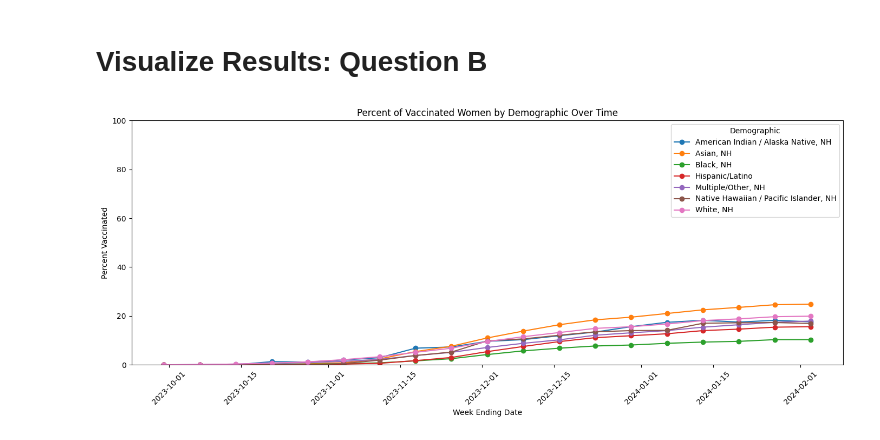
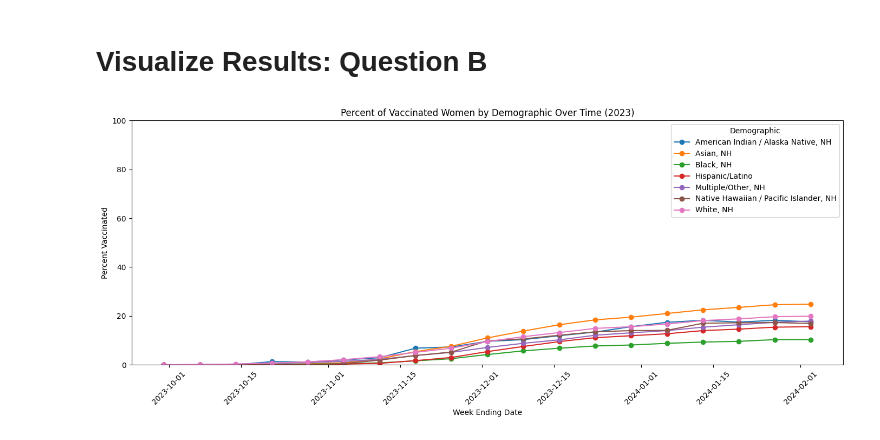
Before and after one commit to AipuAmeh/final-project-aipub, a Jupyter notebook: main.ipynb, the cells around one changed output. Cells and saved outputs as stored; diff of their text form; code cells hidden in the pictures.

```diff
--- a/main.ipynb
+++ b/main.ipynb
@@ -136,32 +137,32 @@ print(disparities_over_time_df)
 filtered_df = disparities_over_time_df[
     ~disparities_over_time_df["Demographics"].isin(["Overall", "Unknown"])
 ]
 
 filtered_df = filtered_df.dropna(subset=["Week_Ending_Date", "Percent_Vaccinated"])
 
 filtered_df["Percent_Vaccinated"] = pd.to_numeric(filtered_df["Percent_Vaccinated"], errors="coerce")
 
 pivot_df = filtered_df.pivot_table(
     index="Week_Ending_Date",
     columns="Demographics",
     values="Percent_Vaccinated",
     aggfunc="mean"
 )
 
 plt.figure(figsize=(14, 6))
 
 for column in pivot_df.columns:
     plt.plot(pivot_df.index, pivot_df[column], marker="o", label=column)
 
 pivot_df.index = pivot_df.index.strftime("%b %d")
 
-plt.title("Percent of Vaccinated Women by Demographic Over Time")
+plt.title("Percent of Vaccinated Women by Demographic Over Time (2023)")
 plt.xlabel("Week Ending Date")
 plt.ylabel("Percent Vaccinated")
 plt.xticks(rotation=45)
 plt.ylim(0, 100)
 plt.legend(title="Demographic")
 plt.tight_layout()
 plt.show()
 # %% [output]
-[figure, old version]
+[figure, new version]
```
Also changed, not shown: parts of 3 cells of this notebook, 1 other file.
